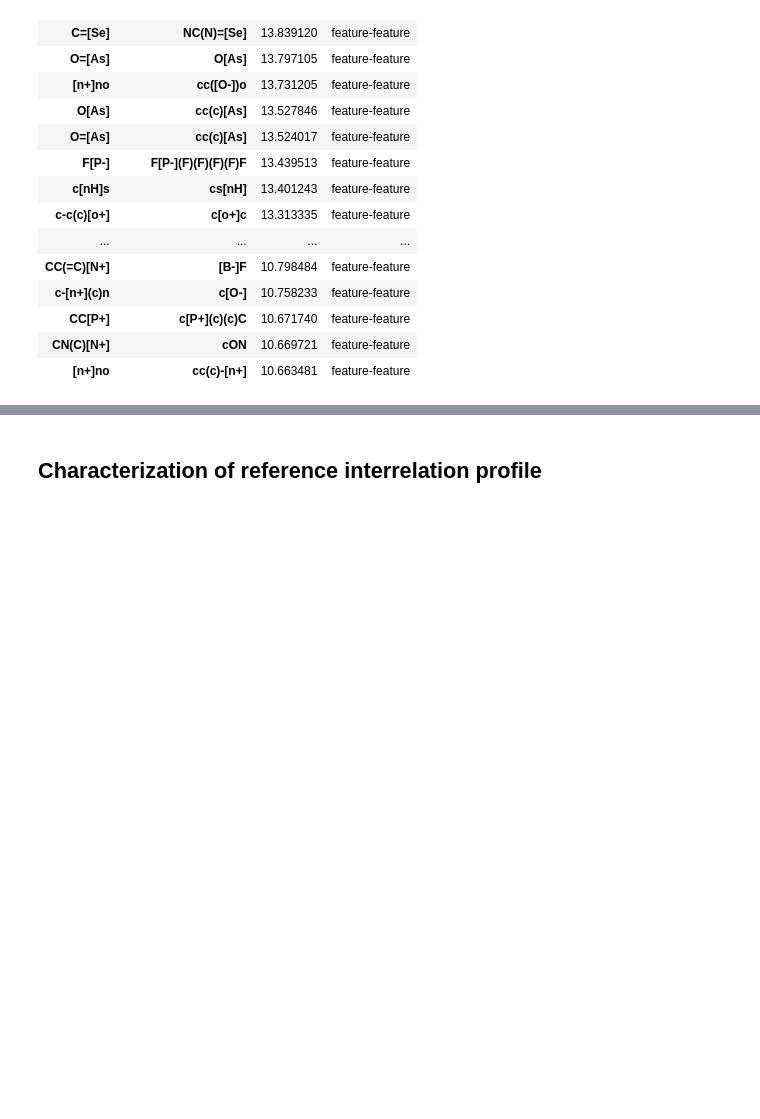
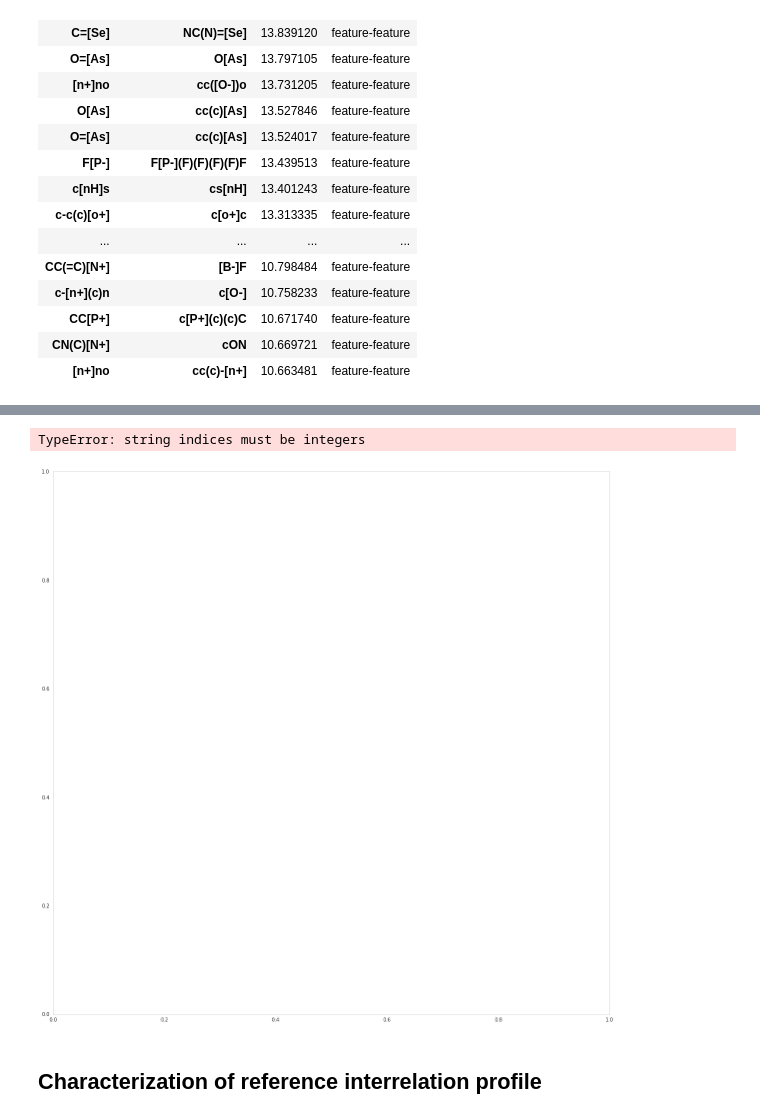
Before and after one commit to cmeloi/fip3, a Jupyter notebook: docs/cookbook/basic_interrelation_analysis.ipynb, the cells around one changed output, grey strips where cells are left out. Drawn from its saved outputs; the diff is of its cells as text; code cells hidden in the pictures; blank space fills up the shorter version.

```diff
--- a/docs/cookbook/basic_interrelation_analysis.ipynb
+++ b/docs/cookbook/basic_interrelation_analysis.ipynb
@@ -571,0 +641,5 @@ with pd.option_context('display.max_rows', None, 'display.max_columns', None):
+# %%
+graph = nx.Graph()
+for feature_pair, row in tf.iterrows():
+    graph.add_edge(feature_pair[0], feature_pair[1], weight=float(row['value']))
+graph
@@ -572,3 +671,20 @@ with pd.option_context('display.max_rows', None, 'display.max_columns', None):
+# %%
+title = f"A PMI interrelation visualization for {TRACKED_FEATURES} using {FEATURES_NAME} in {DATASET_NAME}"
+dims = (20, 20)
+fig, ax = plt.subplots(figsize=dims)
+ax.grid(False)
+#pos = nx.kamada_kawai_layout(graph)
+pos = nx.spring_layout(graph, scale=3)
+edgewidth_coefficient = 0.3
+edgewidths = [graph.edges[a, b]['weight']*edgewidth_coefficient for a, b in graph.edges()]
+nx.draw_networkx_nodes(graph, ax=ax, node_size=30, pos=pos,
+                       node_color = [node['color'] for node in graph.nodes()])
+nx.draw_networkx_edges(graph, ax=ax, alpha=0.3, width=edgewidths, pos=pos)
+nx.draw_networkx_labels(graph, pos, font_size=2, bbox={"ec": "k", "fc": "white", "alpha": 0.5})
+plt.savefig(f"{OUTPUT_FIGURE_PATH}/{title}.svg", format="svg")
+# %% [output]
+TypeError: string indices must be integers
+[figure, added]
 # %% [markdown]
 ## Characterization of reference interrelation profile
 # %%
```
Also changed, not shown: parts of 8 cells of this notebook.
